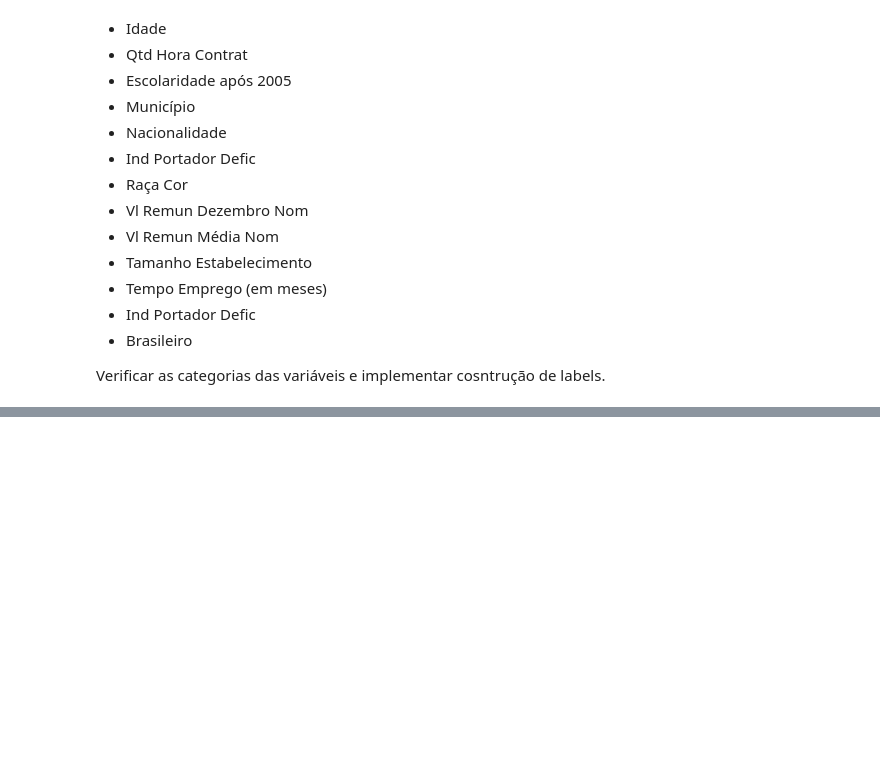
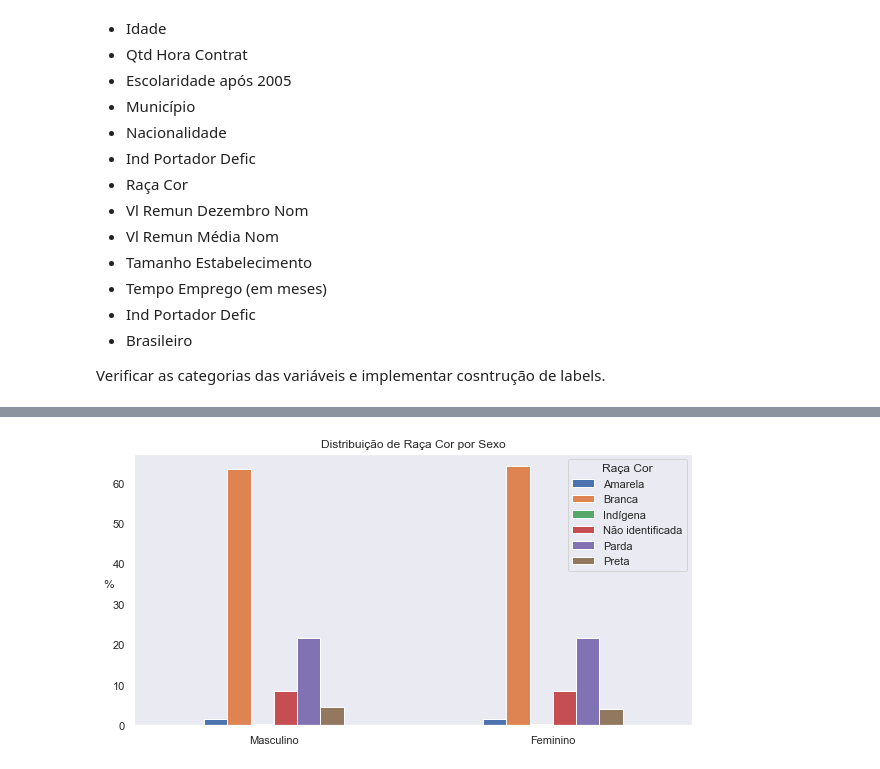
Before and after one commit to neylsoncrepalde/diversidade_mercado_ia, a Jupyter notebook: src/exploratoria.ipynb, the cells around one changed output, grey strips where cells are left out. Cells and saved outputs as stored; diff of their text form; code cells hidden in the pictures; blank space fills up the shorter version.

```diff
--- a/src/exploratoria.ipynb
+++ b/src/exploratoria.ipynb
@@ -240,0 +262,9 @@ sul.groupby("Sexo Trabalhador").agg({"Vl Remun Média Nom": "mean"})
+# %%
+t.apply(lambda r: (r/r.sum()*100), axis=1).plot(kind="bar", figsize=(10,5))
+plt.xticks([0,1], ['Masculino', 'Feminino'], rotation=0)
+plt.xlabel("")
+plt.ylabel("%", rotation=0)
+plt.title("Distribuição de Raça Cor por Sexo")
+plt.show()
+# %% [output]
+[figure, added]
```
Also changed, not shown: parts of 75 cells of this notebook.
